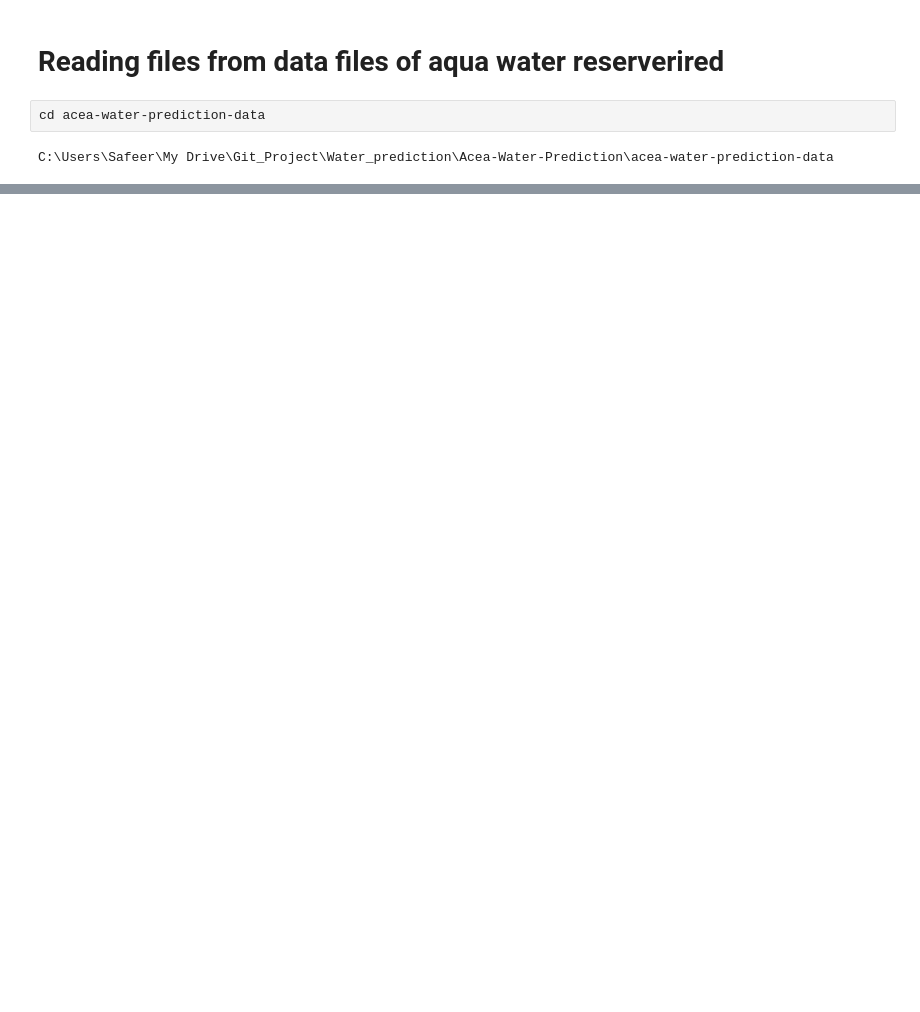
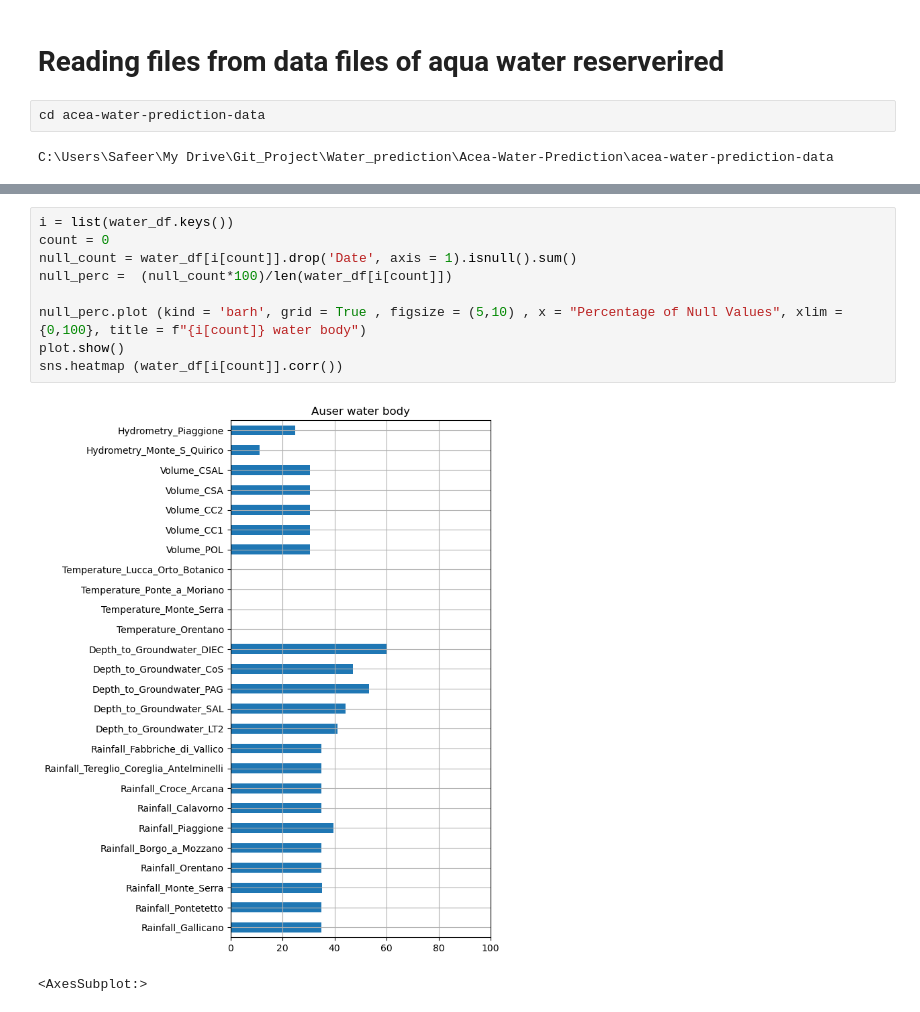
Before and after one commit to safeer-maker/Acea-Water-Prediction, a Jupyter notebook: water prediction.ipynb, the cells around one changed output, grey strips where cells are left out. Drawn from its saved outputs; the diff is of its cells as text; blank space fills up the shorter version.

```diff
--- a/water prediction.ipynb
+++ b/water prediction.ipynb
@@ -227,0 +359,12 @@ aq_auser_pd.plot.line(x = 'Date' , y = 'Rainfall_Gallicano' )
+# %%
+i = list(water_df.keys())
+count = 0
+null_count = water_df[i[count]].drop('Date', axis = 1).isnull().sum()
+null_perc =  (null_count*100)/len(water_df[i[count]])
+
+null_perc.plot (kind = 'barh', grid = True , figsize = (5,10) , x = "Percentage of Null Values", xlim = {0,100}, title = f"{i[count]} water body")
+plot.show()
+sns.heatmap (water_df[i[count]].corr())
+# %% [output]
+[figure, added]
+<AxesSubplot:>
```
Also changed, not shown: parts of 34 cells of this notebook, 4 other files.
